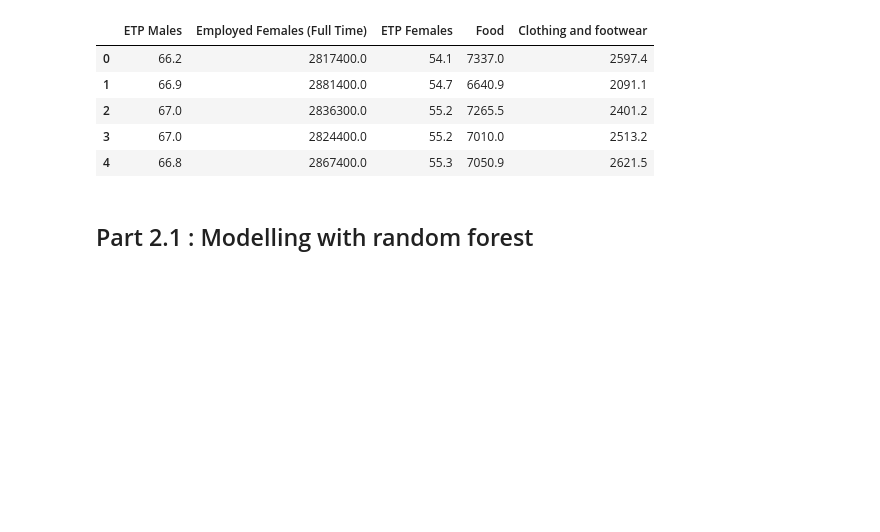
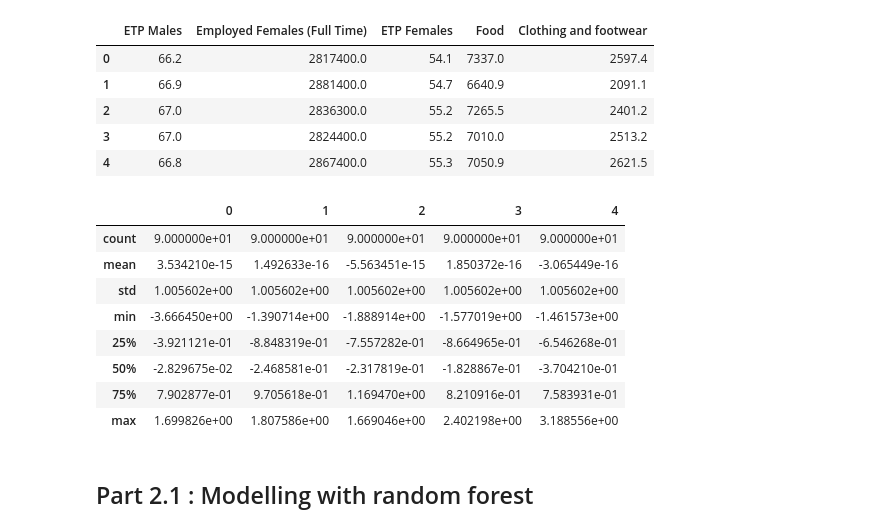
Before and after one commit to Keegawho198/Work-and-wealth-insights, a Jupyter notebook: Project4_WorkingOut_2.ipynb, the cells around one changed output. Cells and saved outputs as stored; diff of their text form; code cells hidden in the pictures; blank space fills up the shorter version.

```diff
--- a/Project4_WorkingOut_2.ipynb
+++ b/Project4_WorkingOut_2.ipynb
@@ -347,16 +349,29 @@ X_train, X_test, y_train, y_test = train_test_split(X,y, test_size = 0.3, random
 # %%
 #data standardisation before prior to modelling
 from sklearn.preprocessing import StandardScaler
 
 # Create a StandardScaler instances
 scaler = StandardScaler()
 
 # Fit the StandardScaler
 X_scaler = scaler.fit(X_train)
 
 # Scale the data
 X_train_scaled = X_scaler.transform(X_train)
 X_test_scaled = X_scaler.transform(X_test)
+
+# Convert the scaled data to a DataFrame and get the summary statistics
+pd.DataFrame(X_train_scaled).describe()
+# %% [output]
+|  | 0 | 1 | 2 | 3 | 4 |
+| count | 9.000000e+01 | 9.000000e+01 | 9.000000e+01 | 9.000000e+01 | 9.000000e+01 |
+| mean | 3.534210e-15 | 1.492633e-16 | -5.563451e-15 | 1.850372e-16 | -3.065449e-16 |
+| std | 1.005602e+00 | 1.005602e+00 | 1.005602e+00 | 1.005602e+00 | 1.005602e+00 |
+| min | -3.666450e+00 | -1.390714e+00 | -1.888914e+00 | -1.577019e+00 | -1.461573e+00 |
+| 25% | -3.921121e-01 | -8.848319e-01 | -7.557282e-01 | -8.664965e-01 | -6.546268e-01 |
+| 50% | -2.829675e-02 | -2.468581e-01 | -2.317819e-01 | -1.828867e-01 | -3.704210e-01 |
+| 75% | 7.902877e-01 | 9.705618e-01 | 1.169470e+00 | 8.210916e-01 | 7.583931e-01 |
+| max | 1.699826e+00 | 1.807586e+00 | 1.669046e+00 | 2.402198e+00 | 3.188556e+00 |
 # %% [markdown]
 <h2>Part 2.1 : Modelling with random forest</h2>
 # %%
```
Also changed, not shown: parts of 1 cell of this notebook.
